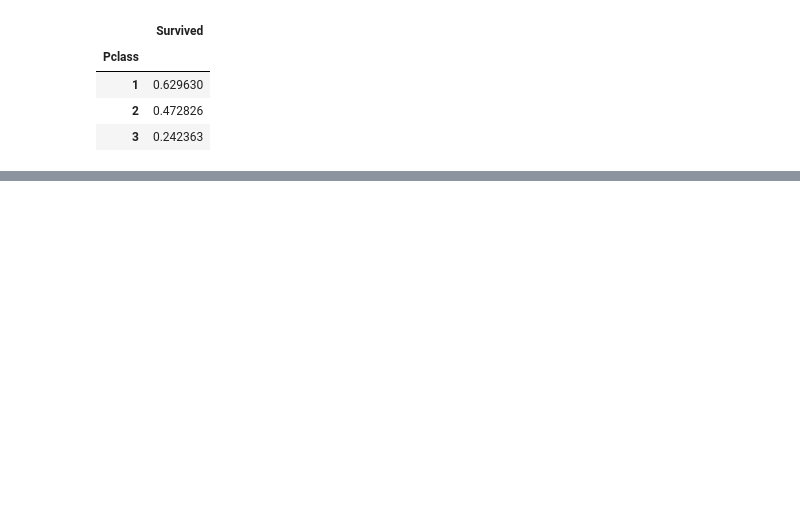
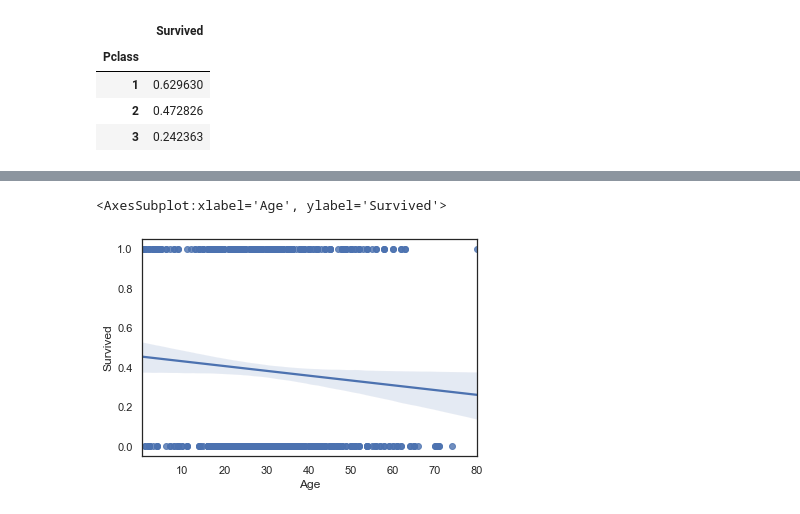
Before and after one commit to tahakhadraoui/hello-world, a Jupyter notebook: Untitled9.ipynb, the cells around one changed output, grey strips where cells are left out. Saved outputs shown, nothing was run; the diff lists cells and outputs as text; code cells hidden in the pictures; blank space fills up the shorter version.

```diff
--- a/Untitled9.ipynb
+++ b/Untitled9.ipynb
@@ -228,2 +200,0 @@ data
-# %%
-data=data.drop(['Fare'],axis=1)
@@ -376,3 +277,6 @@ grid.add_legend()
 # %%
 #female where FamilySize >0.5 survived
 #male where family size > doesn't survive
+# %%
+data["Survived"]=data["Survived"].map({"Yes": 1, "No": 0})   #convert admitted variable into numerical
+data.head()
@@ -378,0 +304,6 @@ grid.add_legend()
+# %%
+import seaborn as sns
+sns.regplot(x=df['Age'],y=df['Survived'],data=data)
+# %% [output]
+<AxesSubplot:xlabel='Age', ylabel='Survived'>
+[figure, added]
```
Also changed, not shown: parts of 35 cells of this notebook.
